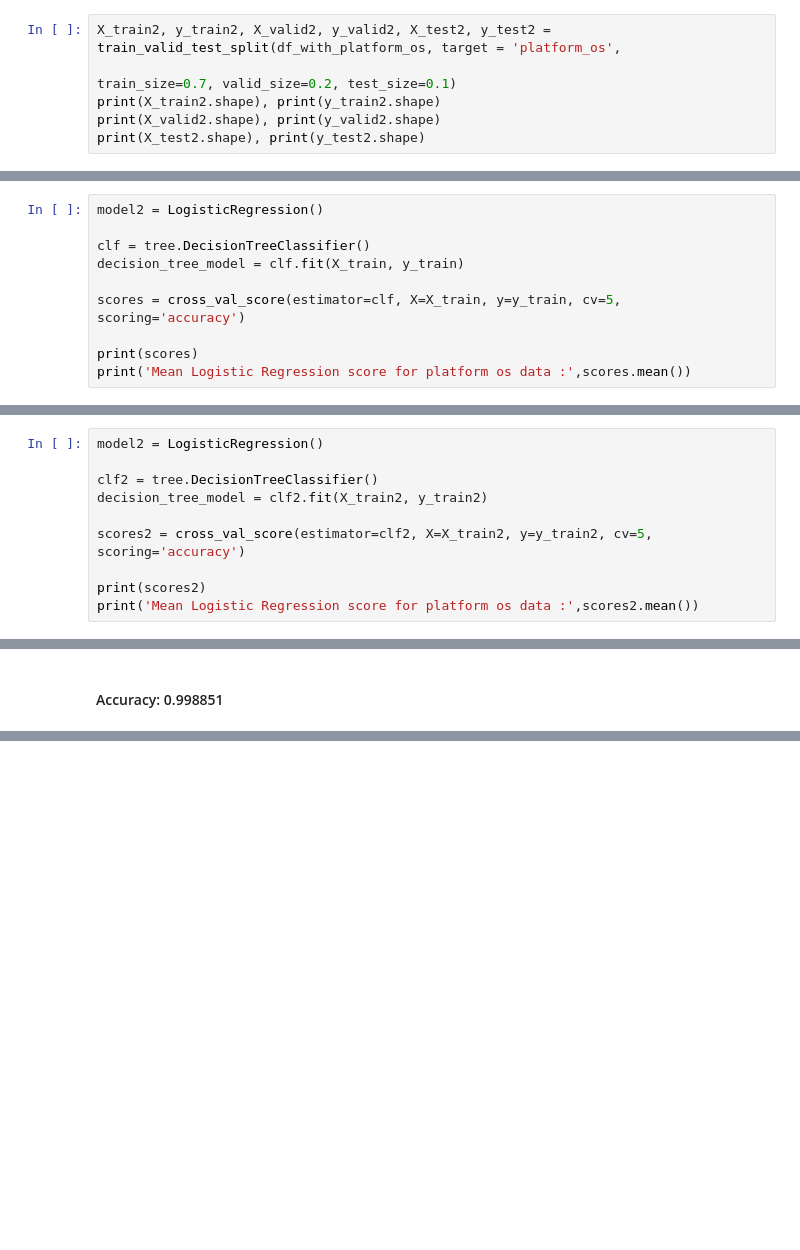
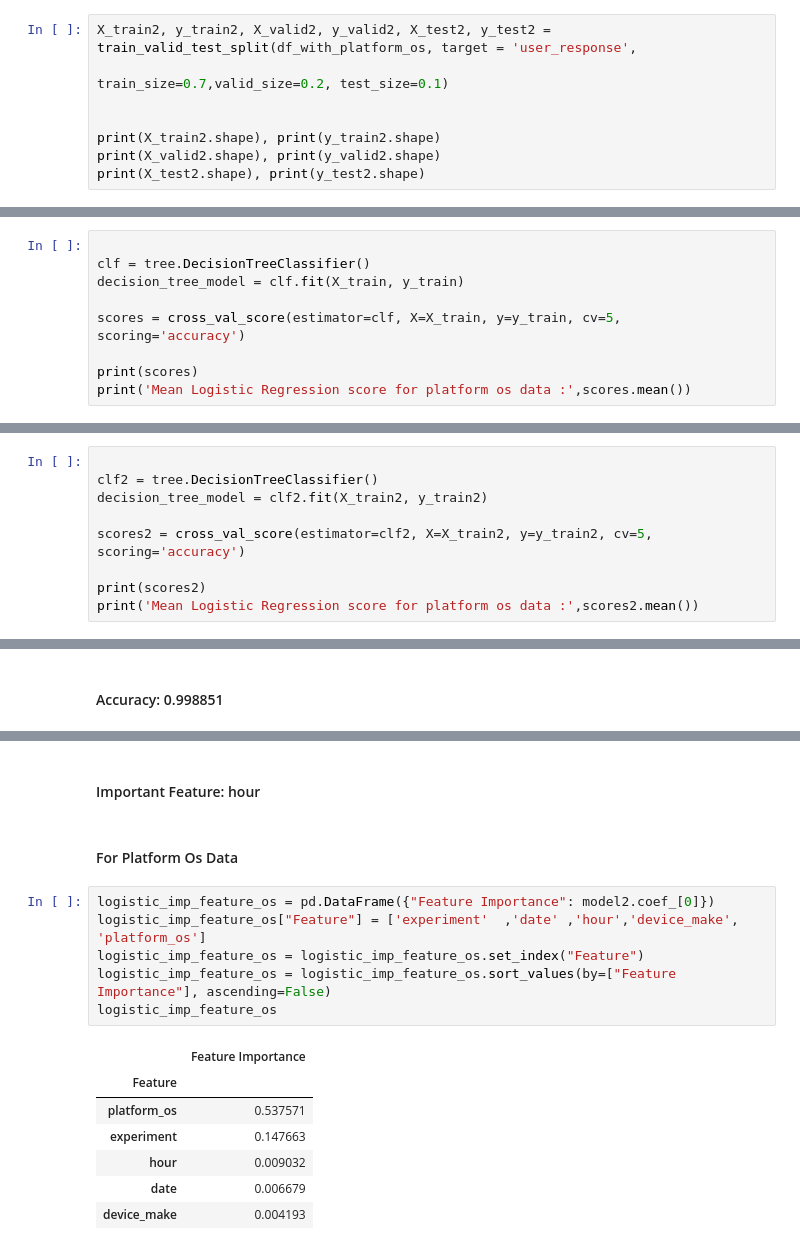
Before and after one commit to Yonas-T/ab_testing, a Jupyter notebook: notebooks/mlops.ipynb, the cells around one changed output, grey strips where cells are left out. Cells and saved outputs as stored; diff of their text form; blank space fills up the shorter version.

Commit message:
computing important feature done

```diff
--- a/notebooks/mlops.ipynb
+++ b/notebooks/mlops.ipynb
@@ -168,8 +165,10 @@ df_with_platform_os.head()
 | 3 | 1 | 6 | 13 | 65 | 1 | 1 |
 | 4 | 1 | 2 | 6 | 13 | 1 | 1 |
 # %%
-X_train2, y_train2, X_valid2, y_valid2, X_test2, y_test2 = train_valid_test_split(df_with_platform_os, target = 'platform_os',
-                                                                            train_size=0.7, valid_size=0.2, test_size=0.1)
+X_train2, y_train2, X_valid2, y_valid2, X_test2, y_test2 = train_valid_test_split(df_with_platform_os, target = 'user_response',
+                                                                            train_size=0.7,valid_size=0.2, test_size=0.1)
+
+
 print(X_train2.shape), print(y_train2.shape)
 print(X_valid2.shape), print(y_valid2.shape)
 print(X_test2.shape), print(y_test2.shape)
@@ -208,7 +204,6 @@ Mean Logistic Regression score for Browser data : 0.9988505747126437
 # %% [markdown]
 ### For Data Version With Platform Os
 # %%
-model2 = LogisticRegression()
 
 clf = tree.DecisionTreeClassifier()
 decision_tree_model = clf.fit(X_train, y_train)
@@ -225,7 +220,6 @@ Mean Logistic Regression score for platform os data : 0.7
 # %% [markdown]
 ### For Data Version With Browser
 # %%
-model2 = LogisticRegression()
 
 clf2 = tree.DecisionTreeClassifier()
 decision_tree_model = clf2.fit(X_train2, y_train2)
@@ -328,0 +388,18 @@ Mean Logistic Regression score for platform os data : 0.9988505747126437
+# %% [markdown]
+#### Important Feature: hour
+# %% [markdown]
+#### For Platform Os Data
+# %%
+logistic_imp_feature_os = pd.DataFrame({"Feature Importance": model2.coef_[0]})
+logistic_imp_feature_os["Feature"] = ['experiment'	,'date'	,'hour','device_make',	'platform_os']
+logistic_imp_feature_os = logistic_imp_feature_os.set_index("Feature")
+logistic_imp_feature_os = logistic_imp_feature_os.sort_values(by=["Feature Importance"], ascending=False)
+logistic_imp_feature_os
+# %% [output]
+|  | Feature Importance |
+| Feature |  |
+| platform_os | 0.537571 |
+| experiment | 0.147663 |
+| hour | 0.009032 |
+| date | 0.006679 |
+| device_make | 0.004193 |
```
Also changed, not shown: parts of 38 cells of this notebook.
